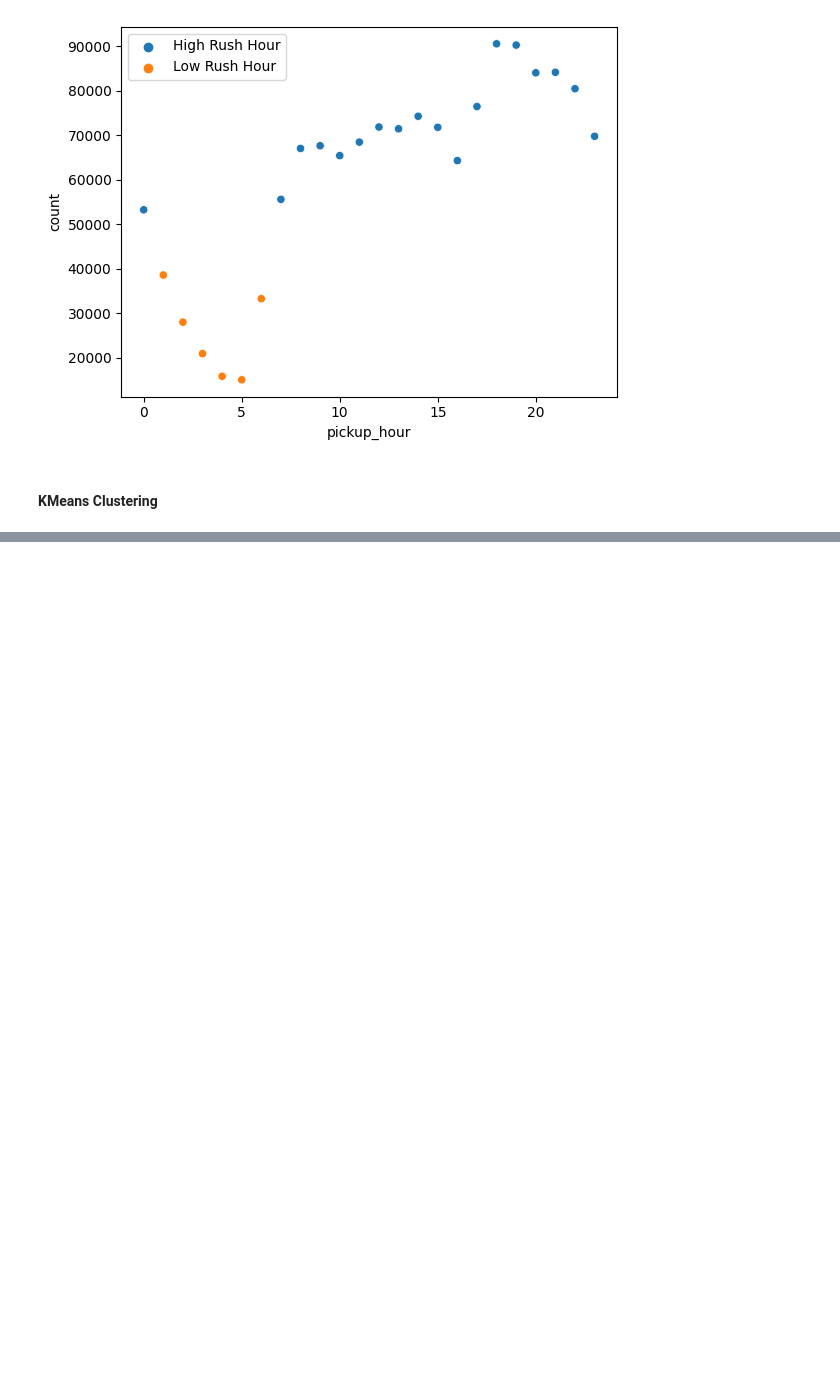
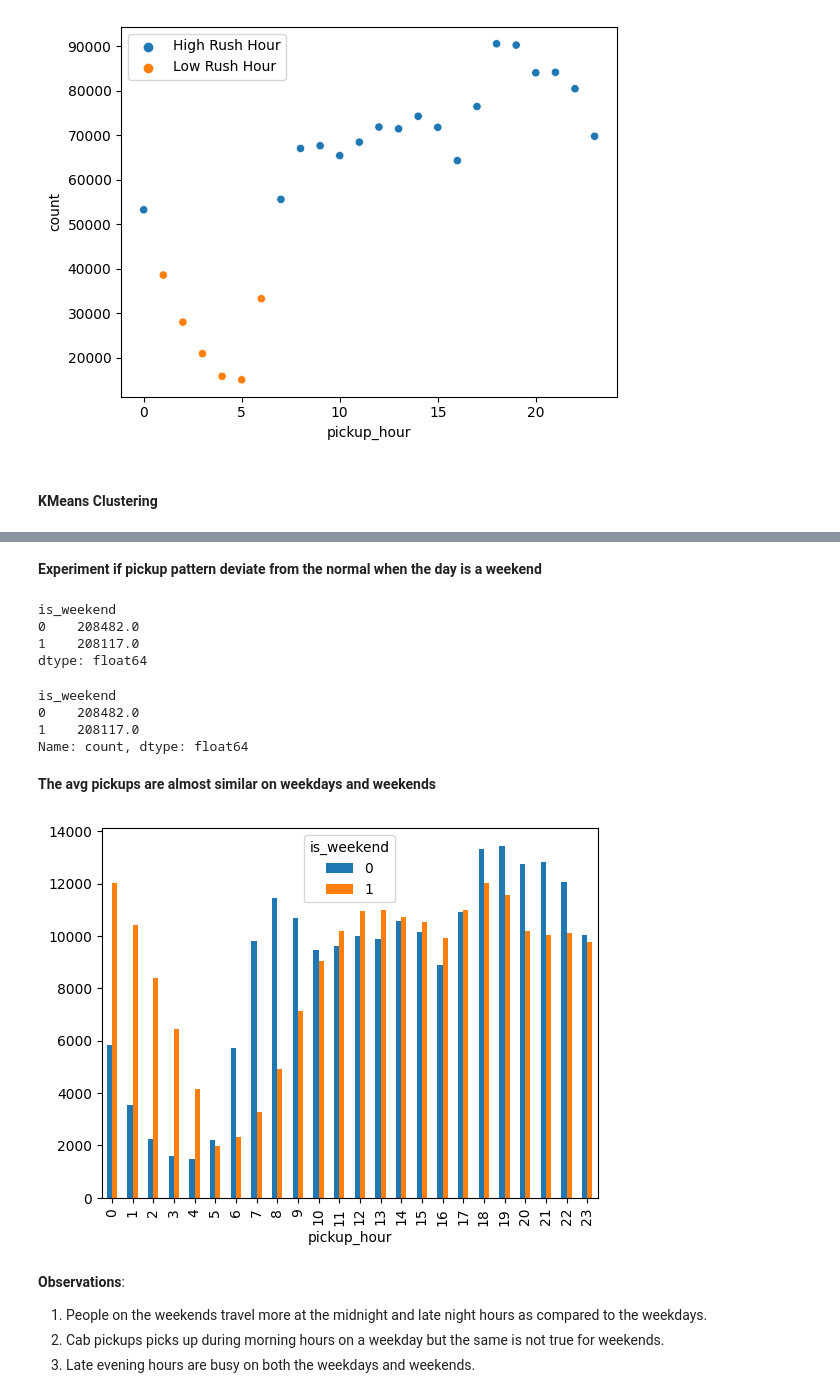
Before and after one commit to Himanshu-1703/kaggle-notebooks, a Jupyter notebook: rushing-through-nyc.ipynb, the cells around one changed output, grey strips where cells are left out. Drawn from its saved outputs; the diff is of its cells as text; code cells hidden in the pictures; blank space fills up the shorter version.

```diff
--- a/rushing-through-nyc.ipynb
+++ b/rushing-through-nyc.ipynb
@@ -961,0 +1016,48 @@ plt.show()
+# %% [markdown]
+**Experiment if pickup pattern deviate from the normal when the day is a weekend**
+# %%
+# avg pickups when the day is a weekend or not
+
+weekend_grp = train_df_new.groupby('is_weekend')
+
+weekend_grp['pickup_day'].value_counts() \
+.unstack() \
+.mean(axis=1)
+# %% [output]
+is_weekend
+0    208482.0
+1    208117.0
+dtype: float64
+# %%
+# we can also try double groupby applications
+
+weekend_grp['pickup_day'].value_counts() \
+.groupby('is_weekend') \
+.mean()
+# %% [output]
+is_weekend
+0    208482.0
+1    208117.0
+Name: count, dtype: float64
+# %% [markdown]
+**The avg pickups are almost similar on weekdays and weekends**
+# %%
+# pickup patterns on hour of the day for weekdays and weekends
+
+def calculate_day_avg(group):
+    value_counts = group['pickup_hour'].value_counts()
+    number_of_days = group['pickup_day'].nunique()
+    group_avg = value_counts / number_of_days
+    return group_avg
+
+weekend_grp.apply(calculate_day_avg).unstack(level=0).plot(kind='bar')
+
+plt.show()
+# %% [output]
+[figure, added]
+# %% [markdown]
+**Observations**:
+
+1. People on the weekends travel more at the midnight and late night hours as compared to the weekdays.
+2. Cab pickups picks up during morning hours on a weekday but the same is not true for weekends.
+3. Late evening hours are busy on both the weekdays and weekends.
```
Also changed, not shown: parts of 37 cells of this notebook.
